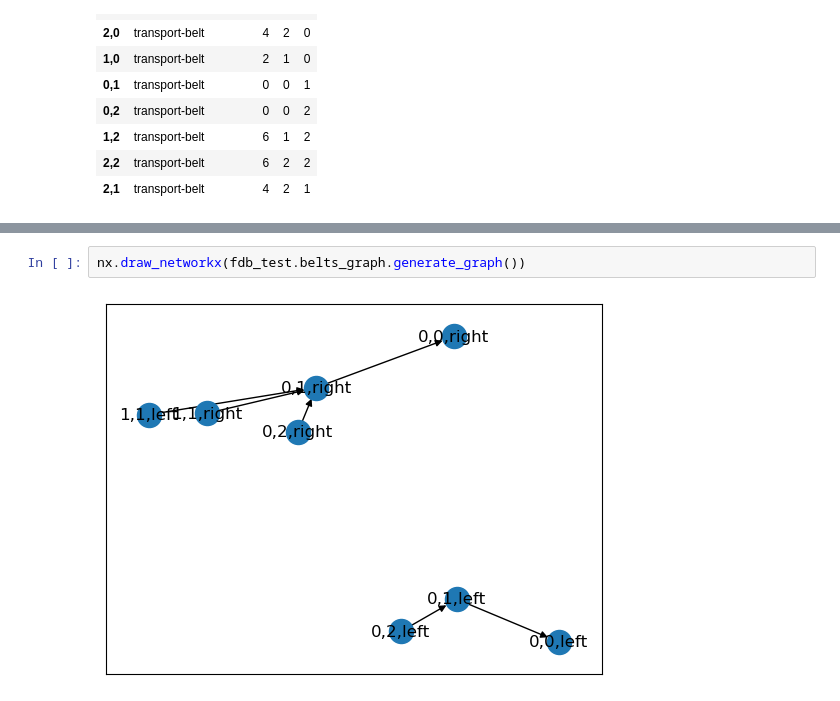
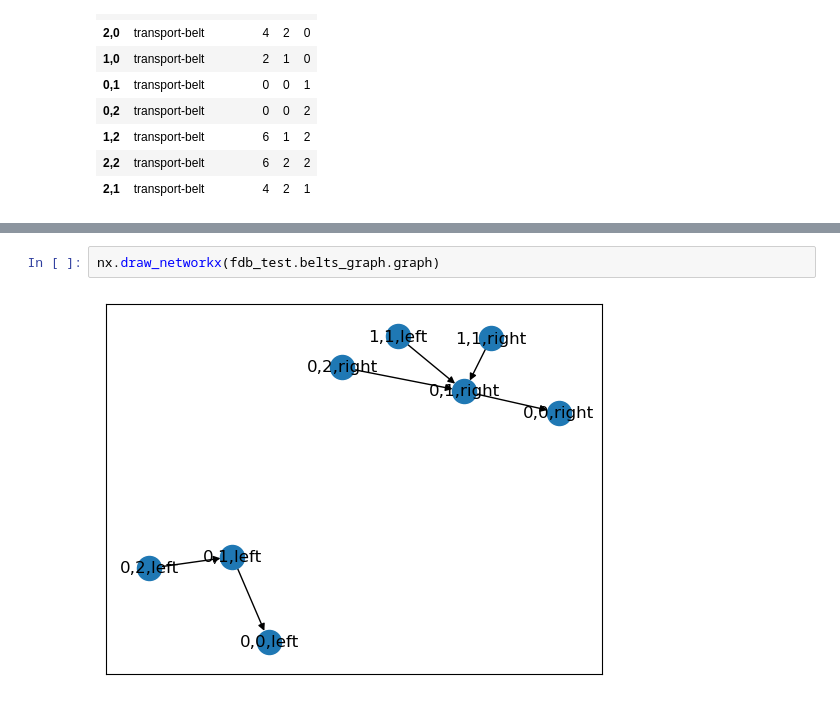
Before and after one commit to kss39/factorio_design_compiler, a Jupyter notebook: factorio_design_compiler/playground/factorio_design_exp.ipynb, the cells around one changed output, grey strips where cells are left out. Saved outputs shown, nothing was run; the diff lists cells and outputs as text.

```diff
--- a/factorio_design_compiler/playground/factorio_design_exp.ipynb
+++ b/factorio_design_compiler/playground/factorio_design_exp.ipynb
@@ -226,4 +226,4 @@ nx.draw_networkx(fdb_test.belts_graph._destination_graph())
 # %%
-nx.draw_networkx(fdb_test.belts_graph.generate_graph())
+nx.draw_networkx(fdb_test.belts_graph.graph)
 # %% [output]
-[figure, old version]
+[figure, new version]
```
Also changed, not shown: parts of 1 cell of this notebook, 5 other files.
